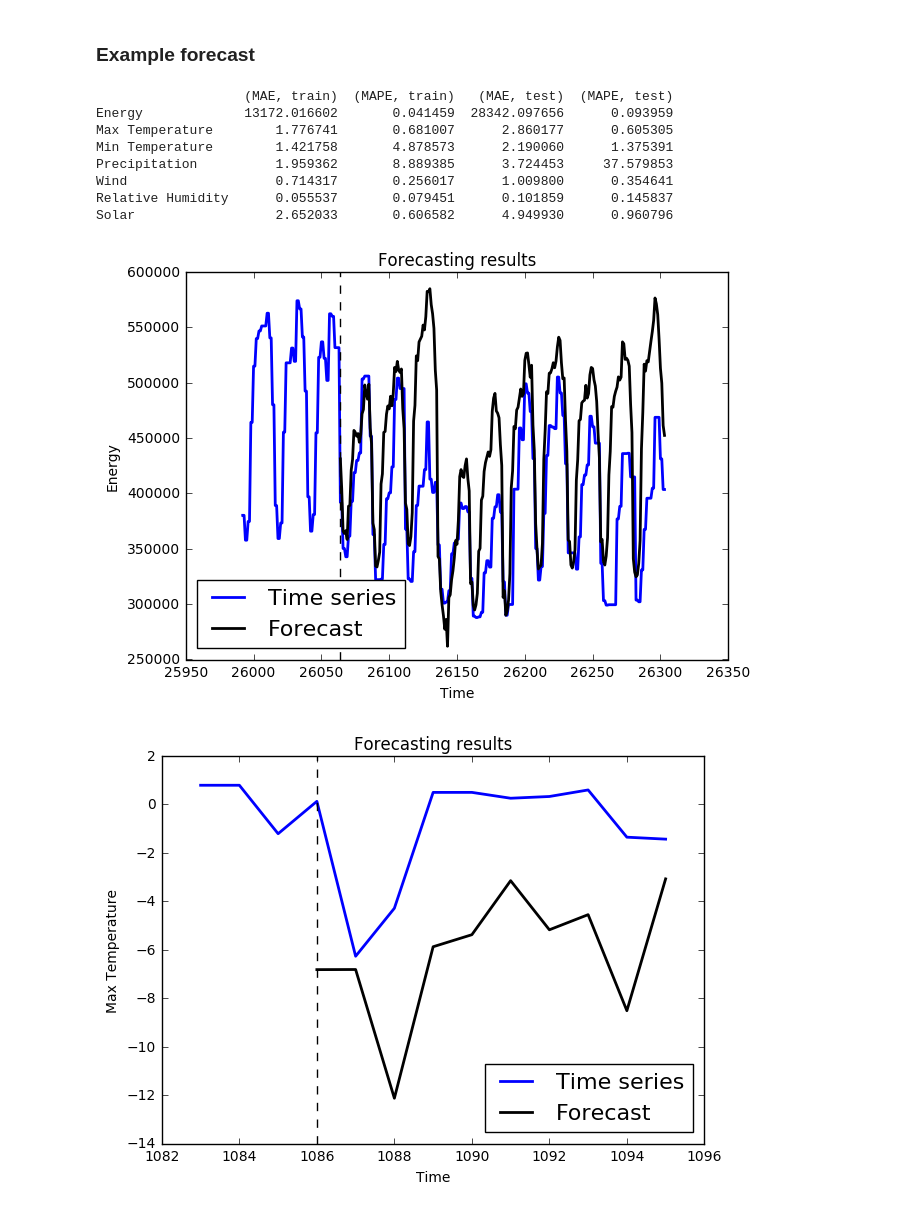
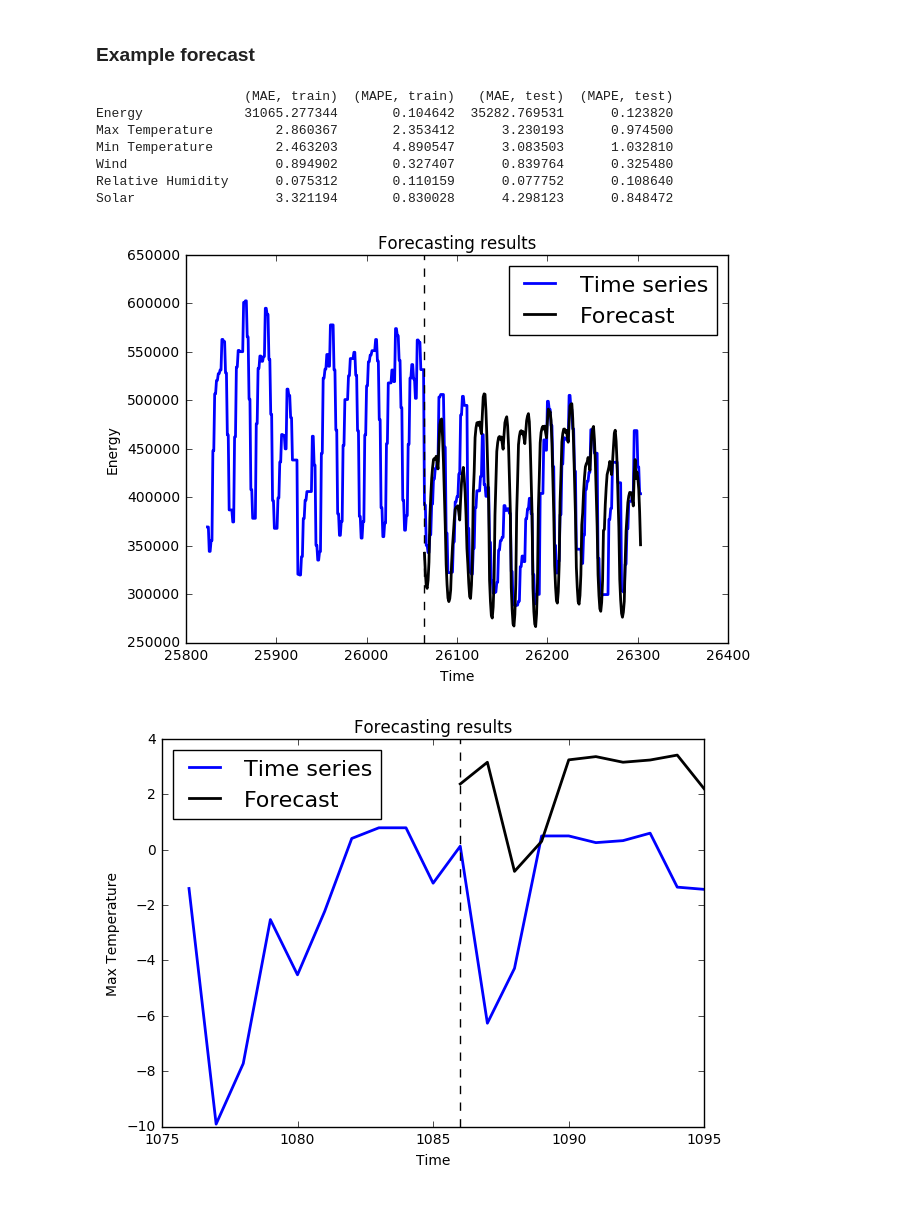
Before and after one commit to Strijov/Multiscale, a Jupyter notebook: python-code/notebooks/demo.ipynb, the cells around one changed output. Saved outputs shown, nothing was run; the diff lists cells and outputs as text; code cells hidden in the pictures.

```diff
--- a/python-code/notebooks/demo.ipynb
+++ b/python-code/notebooks/demo.ipynb
@@ -39,12 +37,12 @@ For now, use the default dataset
 # see if the data is downloaded yet
 load_raw = not os.path.exists(os.path.join("ProcessedData", "EnergyWeather_orig_train.pkl"))
 
-try:
-    ts_struct = load_time_series.load_all_time_series(datasets='EnergyWeather', load_raw=load_raw, name_pattern="train")[0]
-except:
-    ts_struct = load_time_series.load_all_time_series(datasets='EnergyWeather', load_raw=True, name_pattern="train")[0]
+ts_struct = load_time_series.load_all_time_series(datasets='EnergyWeather', load_raw=load_raw, name_pattern="train")[0]
+# Recommended to set load_raw=True if you haven't updated the repo for a long time:
+# ts_struct = load_time_series.load_all_time_series(datasets='EnergyWeather', load_raw=True, name_pattern="train")[0]
 
 
-print(ts_struct.name)
+print("Time series name: {}".format(ts_struct.name))
 print(ts_struct.readme)
+print(ts_struct.summarize_ts())
 # %% [output]
@@ -99,8 +114,9 @@ $$ |t_{i+1} - t_i| > \Delta t_r. $$
 Extract segments $[\mathbf{x}^{(q)}_i | \mathbf{y}^{(q)}_i]$, $i = 1, \dots, m$ from all time series $\mathbf{s}^{(q)}$ and form the matrix $\mathbf{X}^*$.
 # %%
 # create regression matrix X*
-data = regression_matrix.RegMatrix(ts_struct)
+TS_IDX = [0, 1, 2, 4, 5, 6] # exclude Precipitation from the list
+data = regression_matrix.RegMatrix(ts_struct, x_idx=TS_IDX, y_idx=TS_IDX)
 data.create_matrix(nsteps=1, norm_flag=True)
 
-print("Data shape: X", data.X.shape, ",Y", data.Y.shape)
+print("Data shape: X {}, Y {}".format(data.X.shape, data.Y.shape))
 # %% [output]
@@ -141,7 +150,7 @@ train_mape = data.mape(idx_rows=data.idx_train, out=None)
 test_mae = data.mae(idx_rows=data.idx_test, out=None)
 test_mape = data.mape(idx_rows=data.idx_test, out=None)
 # %%
-index = [ts.name for ts in ts_struct.data]
+index = [ts_struct.data[i].name for i in TS_IDX]
 res1 = pd.DataFrame(train_mae, index=index, columns=[("MAE", "train")])
 res2 = pd.DataFrame(train_mape, index=index, columns=[("MAPE", "train")])
 res3 = pd.DataFrame(test_mae, index=index, columns=[("MAE", "test")])
@@ -154,16 +163,15 @@ my_plots.save_to_latex([res], df_names=[ts_struct.name + ": Linear regression, n
                        file_name="out_fname")
 # %% [output]
                    (MAE, train)  (MAPE, train)   (MAE, test)  (MAPE, test)
-Energy             13172.016602       0.041459  28342.097656      0.093959
-Max Temperature        1.776741       0.681007      2.860177      0.605305
-Min Temperature        1.421758       4.878573      2.190060      1.375391
-Precipitation          1.959362       8.889385      3.724453     37.579853
-Wind                   0.714317       0.256017      1.009800      0.354641
-Relative Humidity      0.055537       0.079451      0.101859      0.145837
-Solar                  2.652033       0.606582      4.949930      0.960796
+Energy             31065.277344       0.104642  35282.769531      0.123820
+Max Temperature        2.860367       2.353412      3.230193      0.974500
+Min Temperature        2.463203       4.890547      3.083503      1.032810
+Wind                   0.894902       0.327407      0.839764      0.325480
+Relative Humidity      0.075312       0.110159      0.077752      0.108640
+Solar                  3.321194       0.830028      4.298123      0.848472
 # %%
 # plot results
-data.plot_frc(n_frc=10)
+data.plot_frc(n_frc=10, n_hist=10, save=False)
 # %% [output]
-[figure, old version]
+[figure, new version]
-[figure, old version]
+[figure, new version]
```
Also changed, not shown: parts of 5 cells of this notebook, 1 other file.
